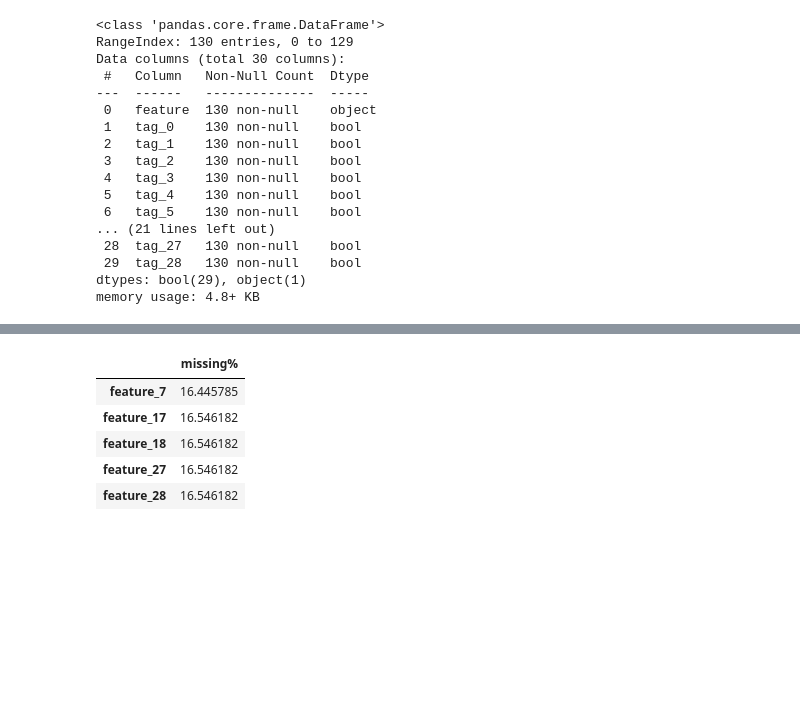
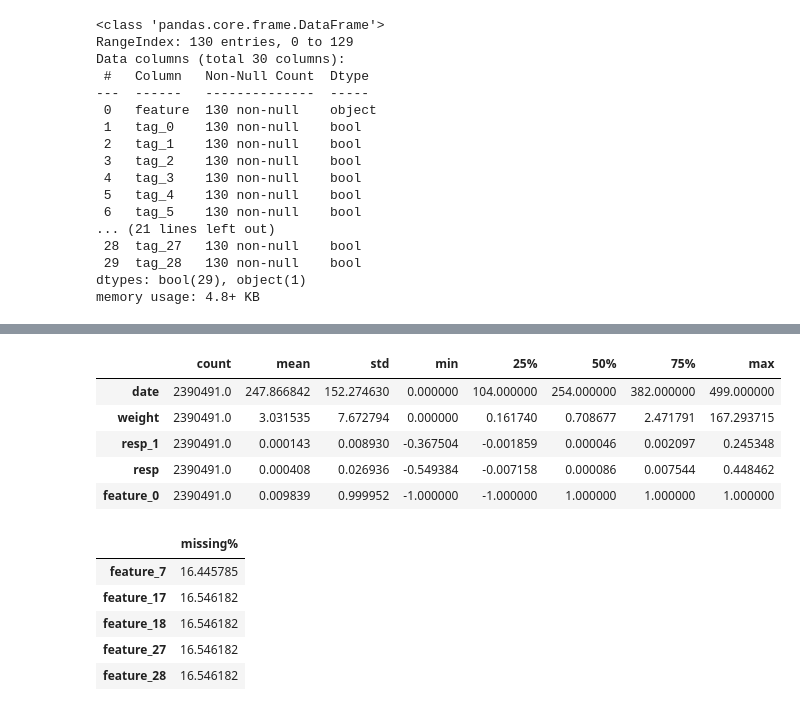
Before and after one commit to ahmadsayeb/jane_street, a Jupyter notebook: jane_street.ipynb, the cells around one changed output, grey strips where cells are left out. Cells and saved outputs as stored; diff of their text form; code cells hidden in the pictures; blank space fills up the shorter version.

```diff
--- a/jane_street.ipynb
+++ b/jane_street.ipynb
@@ -70,5 +70,5 @@ memory usage: 4.8+ KB
 print('shape of train data: ', train_df.shape)
 print('shape of feature_hot data: ', features_df.shape)
 print('brief description of the data:\n')
-train_df.describe().transpose().head(10)
+train_describe = train_df.describe().transpose()
 # %% [output]
@@ -89,3 +78,12 @@ brief description of the data:
+# %%
+train_describe.head(5)
+# %% [output]
+|  | count | mean | std | min | 25% | 50% | 75% | max |
+| date | 2390491.0 | 247.866842 | 152.274630 | 0.000000 | 104.000000 | 254.000000 | 382.000000 | 499.000000 |
+| weight | 2390491.0 | 3.031535 | 7.672794 | 0.000000 | 0.161740 | 0.708677 | 2.471791 | 167.293715 |
+| resp_1 | 2390491.0 | 0.000143 | 0.008930 | -0.367504 | -0.001859 | 0.000046 | 0.002097 | 0.245348 |
+| resp | 2390491.0 | 0.000408 | 0.026936 | -0.549384 | -0.007158 | 0.000086 | 0.007544 | 0.448462 |
+| feature_0 | 2390491.0 | 0.009839 | 0.999952 | -1.000000 | -1.000000 | 1.000000 | 1.000000 | 1.000000 |
 # %%
 #percentage of missing value in train_df per column
 train_columns = train_df.columns.values
```
Also changed, not shown: parts of 18 cells of this notebook.
